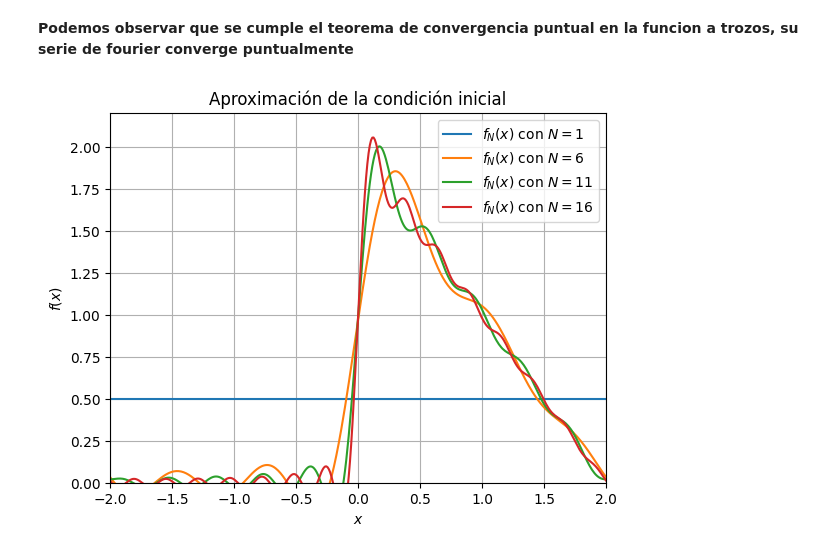
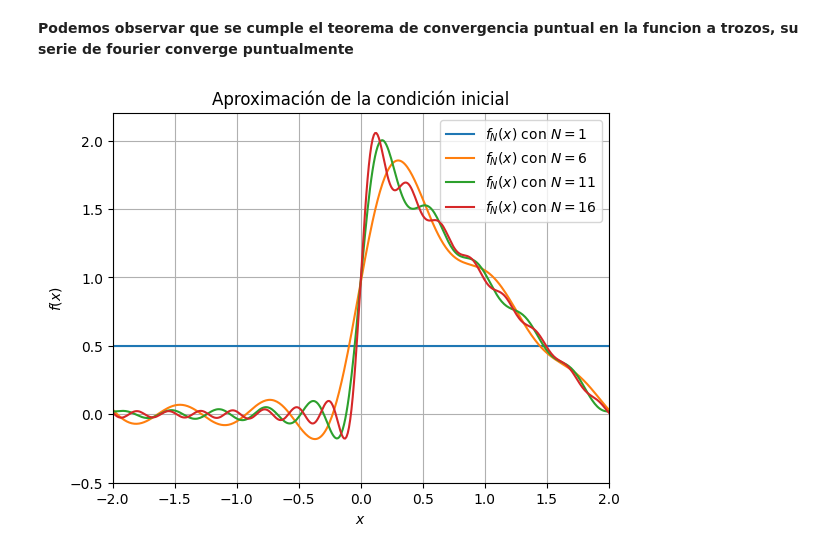
Before and after one commit to Roberto-Ulises-Cruz-Olivares/EDPI, a Jupyter notebook: Series_de_Fourier.ipynb, the cells around one changed output. Saved outputs shown, nothing was run; the diff lists cells and outputs as text; code cells hidden in the pictures.

```diff
--- a/Series_de_Fourier.ipynb
+++ b/Series_de_Fourier.ipynb
@@ -70,10 +70,10 @@ show()
 # %%
 # IMPRIME LA SERIE DE FOURIER CON VARIOS ARMONICOS
 for i in range(1,20,5):
     plot(x,u_0(x,i),label='$f_N(x)$ con $N=%d$' %i)
 plt.xlabel('$x$'); plt.ylabel('$f(x)$');
 plt.title("Aproximación de la condición inicial")
-xlim([-2,2]),ylim([0,2.2]),grid(),legend()
+xlim([-2,2]),ylim([-0.5,2.2]),grid(),legend()
 show()
 # %% [output]
-[figure, old version]
+[figure, new version]
```
